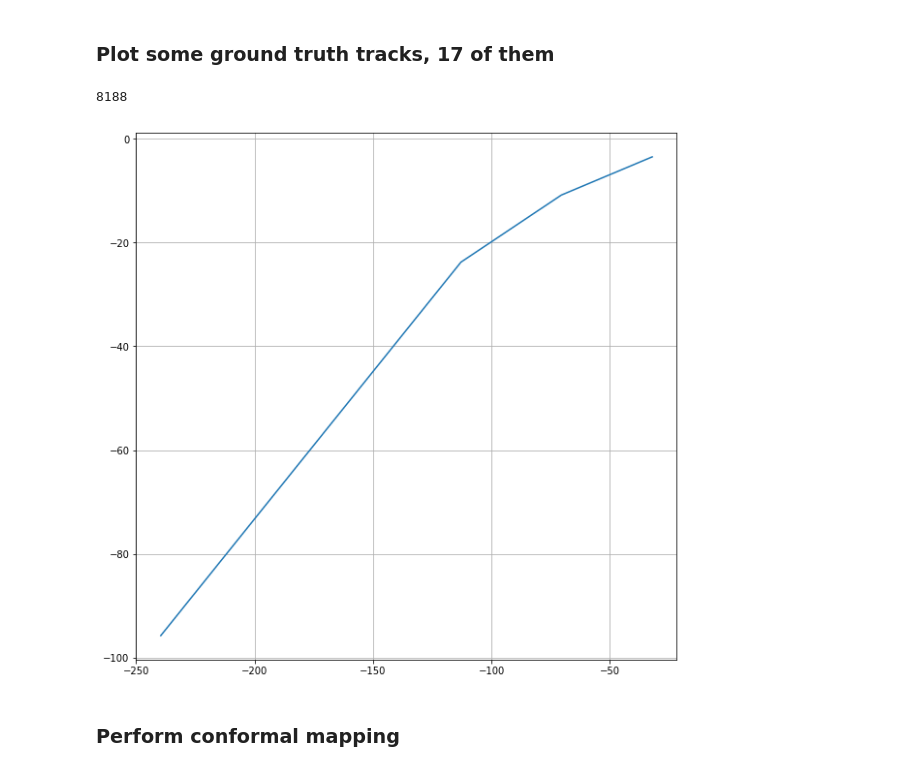
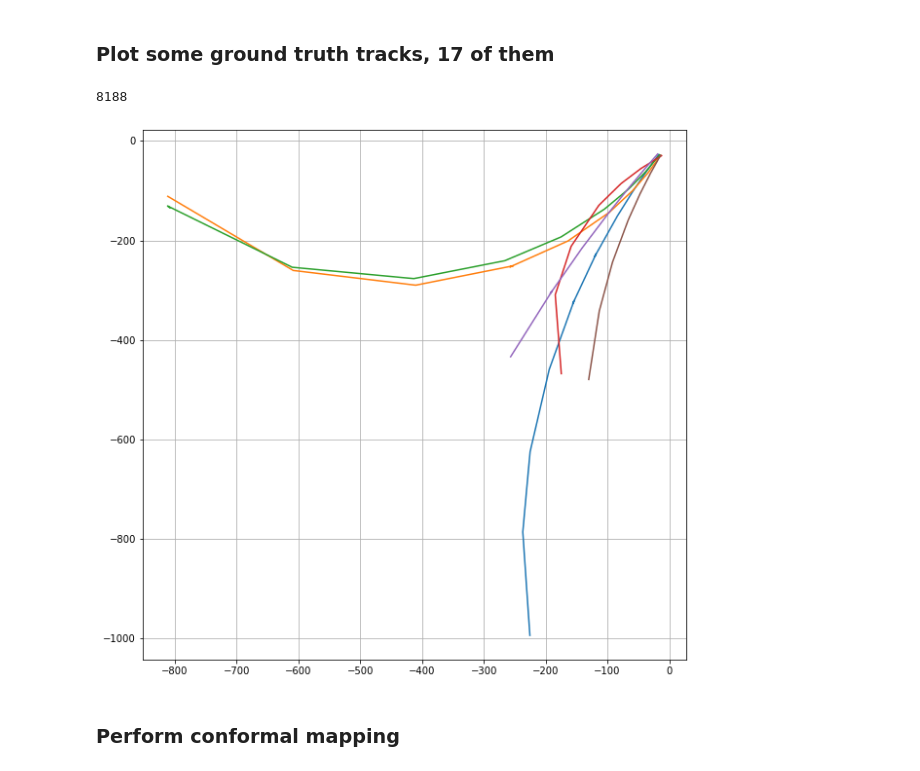
Before and after one commit to MaxHolmberg96/track-estimation-ML, a Jupyter notebook: hough_transform.ipynb, the cells around one changed output. Cells and saved outputs as stored; diff of their text form; code cells hidden in the pictures.

```diff
--- a/hough_transform.ipynb
+++ b/hough_transform.ipynb
@@ -42,23 +42,23 @@ selected_truth = truth.iloc[selected_indices]
 # %%
 plt.figure(figsize=(10,10))
 ax = plt.axes()
 # Separate the tracks
 tracks = selected_truth.particle_id.unique()
 #tracks = [tracks[i] for i in range(5000, 5010)]
-tracks = [tracks[1008]]
+tracks = np.array(tracks)[2034:2040]
 print(len(selected_truth.particle_id.unique()))
 for track in tracks:
     # A value of 0 means that the hit did not originate
     # from a reconstructible particle, but e.g. from detector noise.
     if track == 0:
         continue
     t = selected_truth[selected_truth.particle_id == track]
     ax.plot(t.tx, t.ty)
 plt.grid()
 plt.show()
 # %% [output]
 8188
-[figure, old version]
+[figure, new version]
 # %% [markdown]
 ### Perform conformal mapping
 # %%
```
Also changed, not shown: parts of 1 cell of this notebook, 1 other file.
